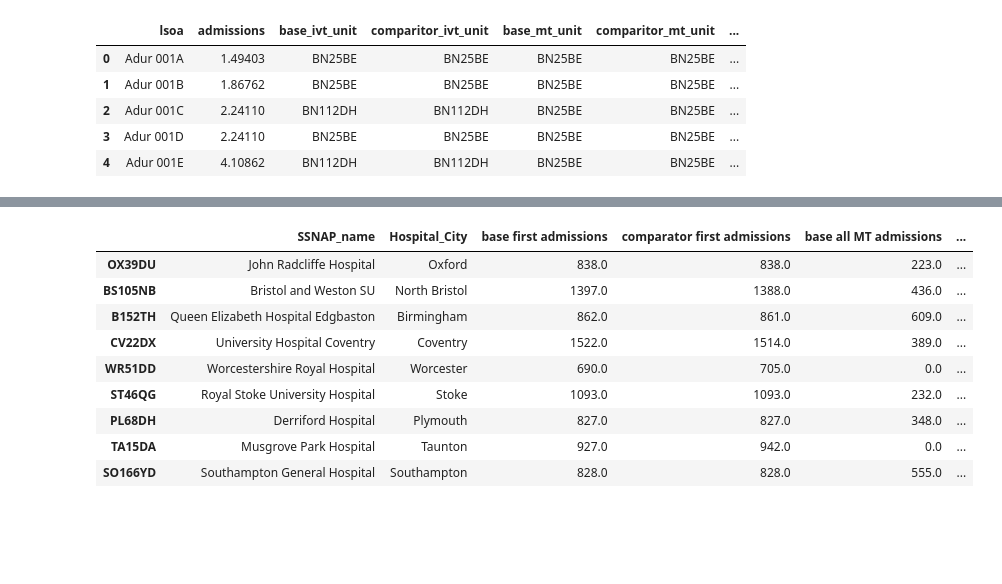
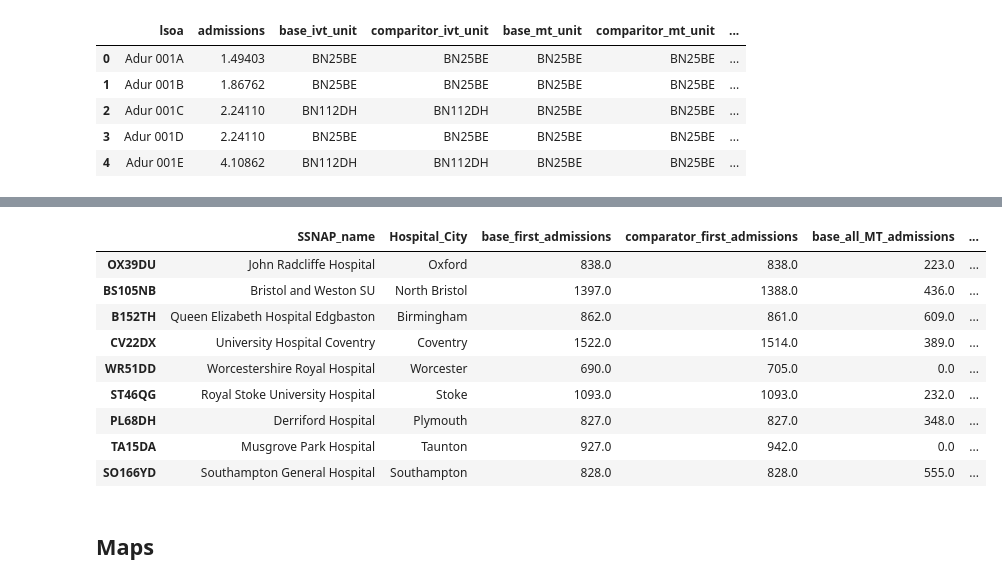
Before and after one commit to stroke-optimist/thrombectomy_location_2026, a Jupyter notebook: 04_compare_scenarios.ipynb, the cells around one changed output, grey strips where cells are left out. Saved outputs shown, nothing was run; the diff lists cells and outputs as text; code cells hidden in the pictures; blank space fills up the shorter version.

```diff
--- a/04_compare_scenarios.ipynb
+++ b/04_compare_scenarios.ipynb
@@ -77,11 +83,11 @@ for unit in base_ivt_units:
     comparator_admissions = comparison.loc[
         comparator_ivt, 'admissions'
     ].sum()
-    comparison_by_ivt_unit.loc[unit, 'base first admissions'] = int(
+    comparison_by_ivt_unit.loc[unit, 'base_first_admissions'] = int(
         base_admissions
     )
     comparison_by_ivt_unit.loc[
-        unit, 'comparator first admissions'
+        unit, 'comparator_first_admissions'
     ] = int(comparator_admissions)
 
     # MT admissions
@@ -89,10 +95,10 @@ for unit in base_ivt_units:
     comparator_mt_admissions = comparison.loc[
         comparator_mt, 'admissions'
     ].sum()
-    comparison_by_ivt_unit.loc[unit, 'base all MT admissions'] = int(
+    comparison_by_ivt_unit.loc[unit, 'base_all_MT_admissions'] = int(
         base_mt_admissions * mt_rate
     )
-    comparison_by_ivt_unit.loc[unit, 'comparator all MT admissions'] = int(
+    comparison_by_ivt_unit.loc[unit, 'comparator_all_MT_admissions'] = int(
         comparator_mt_admissions * mt_rate
     )
 
@@ -108,44 +114,44 @@ for unit in base_ivt_units:
 
     # Outcomes weighted by admissions
     base_weighted_outcome = (
-        comparison.loc[base_ivt, 'base_mrs_0-2']
+        comparison.loc[base_ivt, 'base_mrs_0-2_per_1000']
         * comparison.loc[base_ivt, 'admissions']
     ).sum()
     comparator_weighted_outcome = (
-        comparison.loc[comparator_ivt, 'comparitor_mrs_0-2']
+        comparison.loc[comparator_ivt, 'comparitor_mrs_0-2_per_1000']
         * comparison.loc[comparator_ivt, 'admissions']
     ).sum()
 
     base_denominator = comparison_by_ivt_unit.loc[
-        unit, 'base first admissions'
+        unit, 'base_first_admissions'
     ]
     comparator_denominator = comparison_by_ivt_unit.loc[
-        unit, 'comparator first admissions'
+        unit, 'comparator_first_admissions'
     ]
 
-    comparison_by_ivt_unit.loc[unit, 'base outcome'] = (
+    comparison_by_ivt_unit.loc[unit, 'base_outcome_per_1000'] = (
         base_weighted_outcome / base_denominator
         if base_denominator
         else float('nan')
     )
-    comparison_by_ivt_unit.loc[unit, 'comparator outcome'] = (
+    comparison_by_ivt_unit.loc[unit, 'comparator_outcome_per_1000'] = (
         comparator_weighted_outcome / comparator_denominator
         if comparator_denominator
         else float('nan')
     )
 
     # Changes between scenarios
-    comparison_by_ivt_unit.loc[unit, 'change in first admissions'] = (
-        comparison_by_ivt_unit.loc[unit, 'comparator first admissions']
-        - comparison_by_ivt_unit.loc[unit, 'base first admissions']
+    comparison_by_ivt_unit.loc[unit, 'change_in_first_admissions'] = (
+        comparison_by_ivt_unit.loc[unit, 'comparator_first_admissions']
+        - comparison_by_ivt_unit.loc[unit, 'base_first_admissions']
     )
-    comparison_by_ivt_unit.loc[unit, 'change in all MT admissions'] = (
-        comparison_by_ivt_unit.loc[unit, 'comparator all MT admissions']
-        - comparison_by_ivt_unit.loc[unit, 'base all MT admissions']
+    comparison_by_ivt_unit.loc[unit, 'change_in_all_MT_admissions'] = (
+        comparison_by_ivt_unit.loc[unit, 'comparator_all_MT_admissions']
+        - comparison_by_ivt_unit.loc[unit, 'base_all_MT_admissions']
     )
-    comparison_by_ivt_unit.loc[unit, 'change in outcome'] = (
-        comparison_by_ivt_unit.loc[unit, 'comparator outcome']
-        - comparison_by_ivt_unit.loc[unit, 'base outcome']
+    comparison_by_ivt_unit.loc[unit, 'change_in_outcome_per_1000'] = (
+        comparison_by_ivt_unit.loc[unit, 'comparator_outcome_per_1000']
+        - comparison_by_ivt_unit.loc[unit, 'base_outcome_per_1000']
     )
 
 comparison_by_ivt_unit.to_csv(
@@ -168,11 +174,11 @@ comparison_by_ivt_unit.head(10)
 | MK65LD | Milton Keynes General Hospital | Milton Keynes | 706.0 | 706.0 | 0.0 | ... |
 # %%
 # Get units with a change in MT admissions
-mask = comparison_by_ivt_unit['change in all MT admissions'] != 0
+mask = comparison_by_ivt_unit['change_in_all_MT_admissions'] != 0
 units_with_change = comparison_by_ivt_unit.loc[mask]
 units_with_change.head(20)
 # %% [output]
-|  | SSNAP_name | Hospital_City | base first admissions | comparator first admissions | base all MT admissions | ... |
+|  | SSNAP_name | Hospital_City | base_first_admissions | comparator_first_admissions | base_all_MT_admissions | ... |
 | OX39DU | John Radcliffe Hospital | Oxford | 838.0 | 838.0 | 223.0 | ... |
 | BS105NB | Bristol and Weston SU | North Bristol | 1397.0 | 1388.0 | 436.0 | ... |
 | B152TH | Queen Elizabeth Hospital Edgbaston | Birmingham | 862.0 | 861.0 | 609.0 | ... |
@@ -182,3 +188,5 @@ units_with_change.head(20)
 | PL68DH | Derriford Hospital | Plymouth | 827.0 | 827.0 | 348.0 | ... |
 | TA15DA | Musgrove Park Hospital | Taunton | 927.0 | 942.0 | 0.0 | ... |
 | SO166YD | Southampton General Hospital | Southampton | 828.0 | 828.0 | 555.0 | ... |
+# %% [markdown]
+## Maps
```
Also changed, not shown: parts of 8 cells of this notebook.
